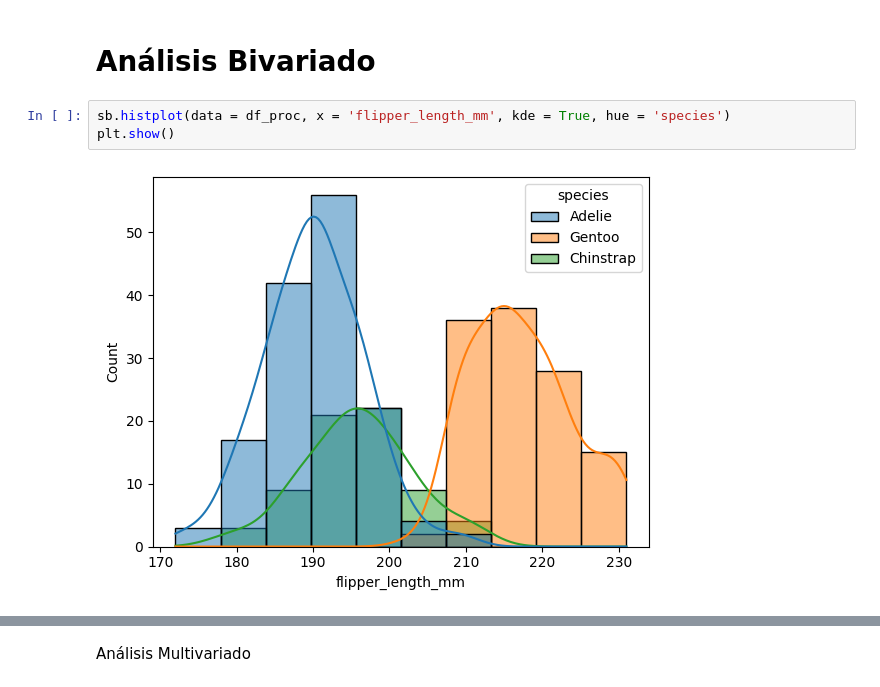
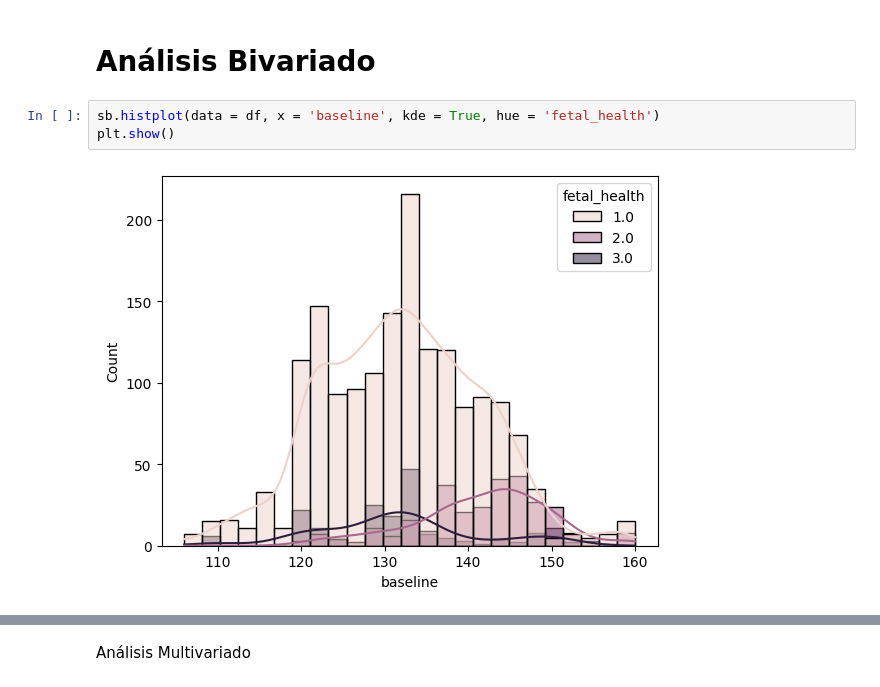
Before and after one commit to heldigard/Model_Explor_AnaliticaDatos, a Jupyter notebook: exploracion_de_datos.ipynb, the cells around one changed output, grey strips where cells are left out. Drawn from its saved outputs; the diff is of its cells as text.

```diff
--- a/exploracion_de_datos.ipynb
+++ b/exploracion_de_datos.ipynb
@@ -298,7 +298,7 @@ plt.show()
 # %% [markdown]
 # Análisis Bivariado
 # %%
-sb.histplot(data = df_proc, x = 'flipper_length_mm', kde = True, hue = 'species')
+sb.histplot(data = df, x = 'baseline', kde = True, hue = 'fetal_health')
 plt.show()
 # %% [output]
-[figure, old version]
+[figure, new version]
```
Also changed, not shown: parts of 6 cells of this notebook.
